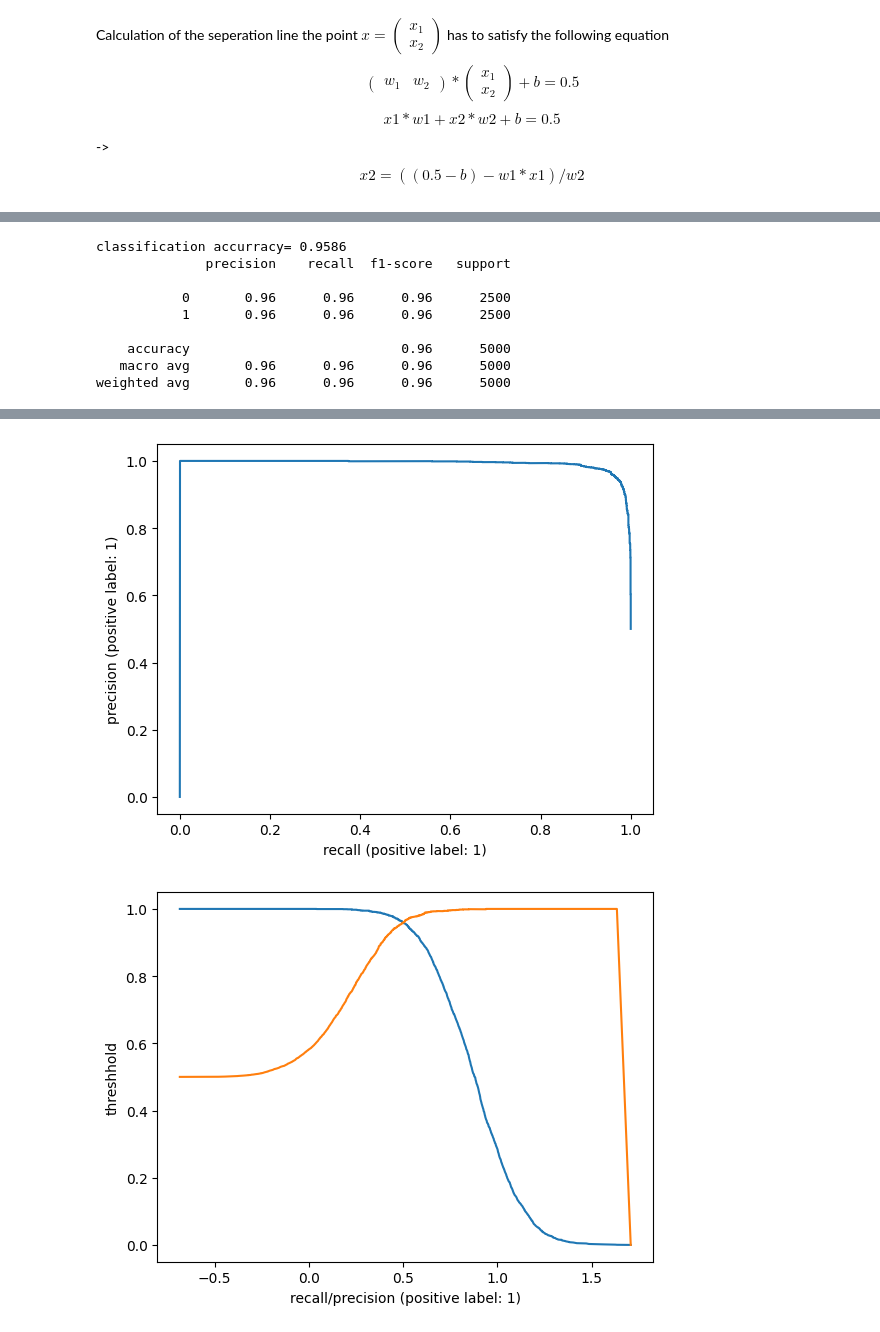
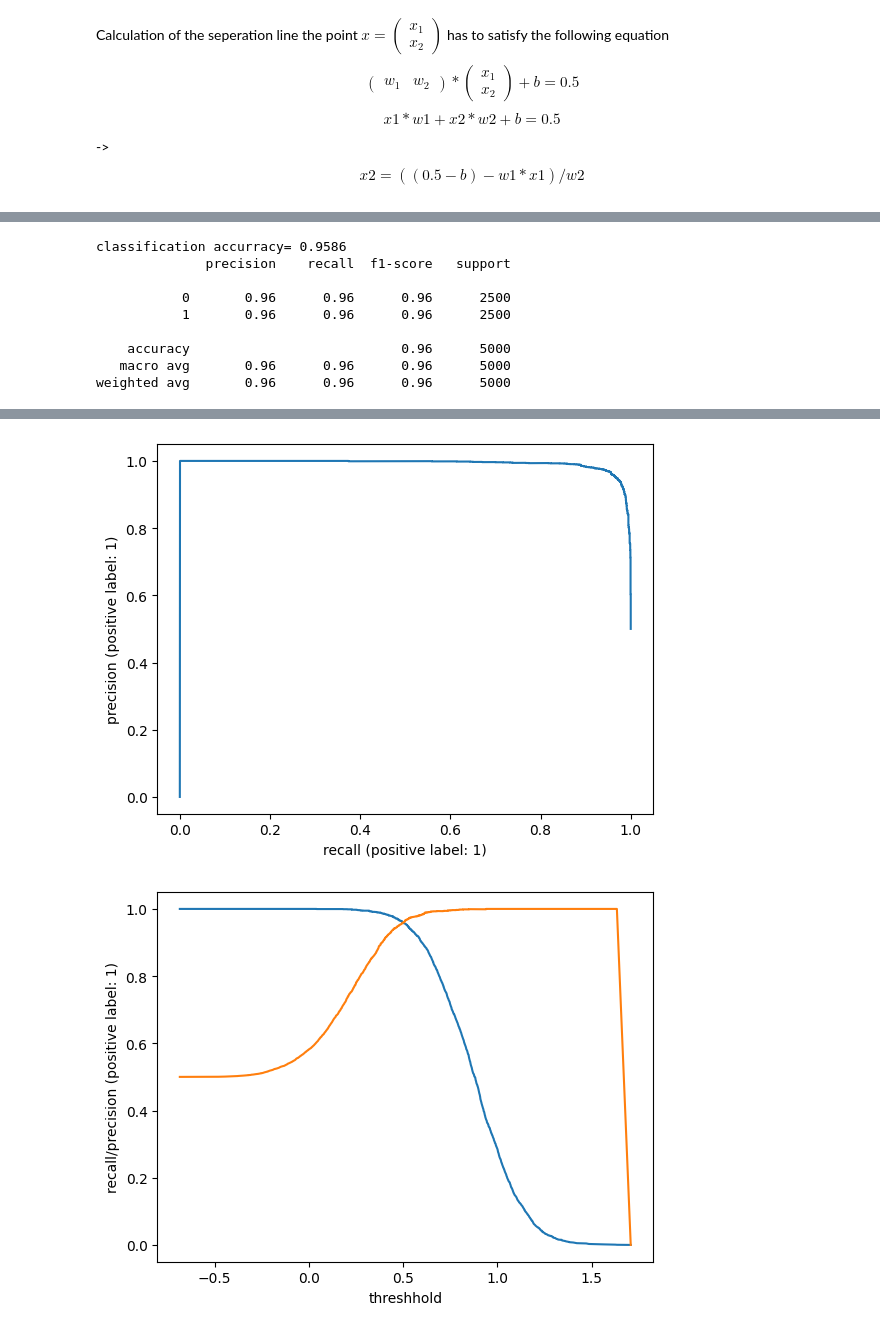
Before and after one commit to NikoFauter/Intro2DeepLearningExercises2023, a Jupyter notebook: Exercise 2/exercise2_classification_binary.ipynb, the cells around one changed output, grey strips where cells are left out. Drawn from its saved outputs; the diff is of its cells as text; code cells hidden in the pictures.

```diff
--- a/Exercise 2/exercise2_classification_binary.ipynb
+++ b/Exercise 2/exercise2_classification_binary.ipynb
@@ -221,8 +221,8 @@ plt.show()
 plt.figure()
 plt.plot(sorted_score,recall)
 plt.plot(sorted_score,precision)
-plt.xlabel("recall/precision (positive label: 1)")
-plt.ylabel('threshhold')
+plt.ylabel("recall/precision (positive label: 1)")
+plt.xlabel('threshhold')
 plt.show()
 # %% [output]
 [figure]
@@ -230,31 +230,31 @@ classification accurracy= 0.9586
               precision    recall  f1-score   support
 
            0       0.96      0.96      0.96      2500
            1       0.96      0.96      0.96      2500
 
     accuracy                           0.96      5000
    macro avg       0.96      0.96      0.96      5000
 weighted avg       0.96      0.96      0.96      5000
 [figure]
 [figure]
 True
 Precision 0:  0.958417 Recall 0:  0.9588 F1_1:  0.958608 N(0):  2500
 
 Precision 1:  0.958784 Recall 1:  0.9584 F1_1:  0.958592 N(1):  2500
 
 Acurracy:  0.9586
 
 Macro Avg: Precision:  0.9586 Recall:  0.9586 F1_1:  0.958608 N:  5000
 
 Weighted Avg: Precision:  0.9586 Recall:  0.9586 F1:  0.958608 N:  5000
 
               precision    recall  f1-score   support
 
            0   0.958417  0.958800  0.958608      2500
            1   0.958784  0.958400  0.958592      2500
 
     accuracy                       0.958600      5000
    macro avg   0.958600  0.958600  0.958600      5000
 weighted avg   0.958600  0.958600  0.958600      5000
 [figure]
-[figure, old version]
+[figure, new version]
```
Also changed, not shown: 4 other files.
